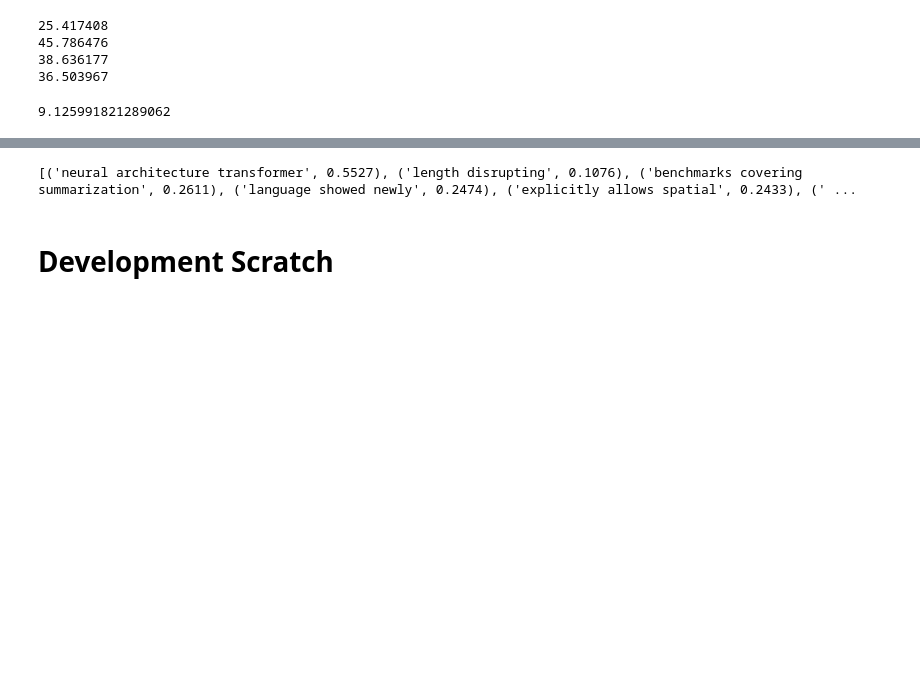
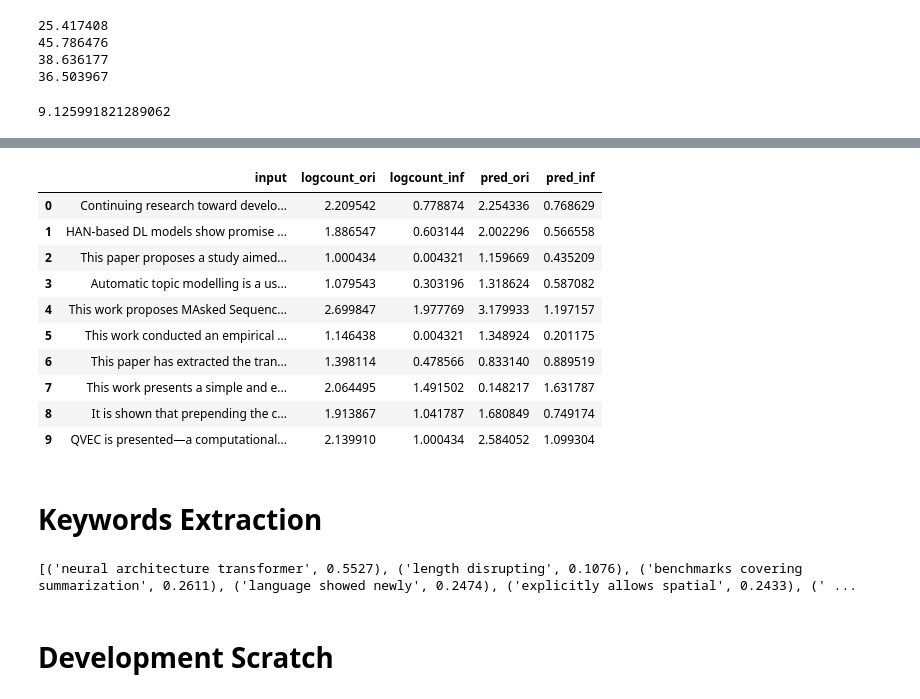
Before and after one commit to miracleyoo/cs685-final-project, a Jupyter notebook: minhao/transformer.ipynb, the cells around one changed output, grey strips where cells are left out. Drawn from its saved outputs; the diff is of its cells as text; code cells hidden in the pictures; blank space fills up the shorter version.

```diff
--- a/minhao/transformer.ipynb
+++ b/minhao/transformer.ipynb
@@ -394,3 +442,20 @@ get_test_performance(val_set)
+# %%
+pd.set_option('display.width', None)
+tcdf.head(10)
+# %% [output]
+|  | input | logcount_ori | logcount_inf | pred_ori | pred_inf |
+| 0 | Continuing research toward develo... | 2.209542 | 0.778874 | 2.254336 | 0.768629 |
+| 1 | HAN-based DL models show promise ... | 1.886547 | 0.603144 | 2.002296 | 0.566558 |
+| 2 | This paper proposes a study aimed... | 1.000434 | 0.004321 | 1.159669 | 0.435209 |
+| 3 | Automatic topic modelling is a us... | 1.079543 | 0.303196 | 1.318624 | 0.587082 |
+| 4 | This work proposes MAsked Sequenc... | 2.699847 | 1.977769 | 3.179933 | 1.197157 |
+| 5 | This work conducted an empirical ... | 1.146438 | 0.004321 | 1.348924 | 0.201175 |
+| 6 | This paper has extracted the tran... | 1.398114 | 0.478566 | 0.833140 | 0.889519 |
+| 7 | This work presents a simple and e... | 2.064495 | 1.491502 | 0.148217 | 1.631787 |
+| 8 | It is shown that prepending the c... | 1.913867 | 1.041787 | 1.680849 | 0.749174 |
+| 9 | QVEC is presented—a computational... | 2.139910 | 1.000434 | 2.584052 | 1.099304 |
+# %% [markdown]
+# Keywords Extraction
 # %%
 from keybert import KeyBERT
 
```
Also changed, not shown: parts of 23 cells of this notebook, 4 other files.
